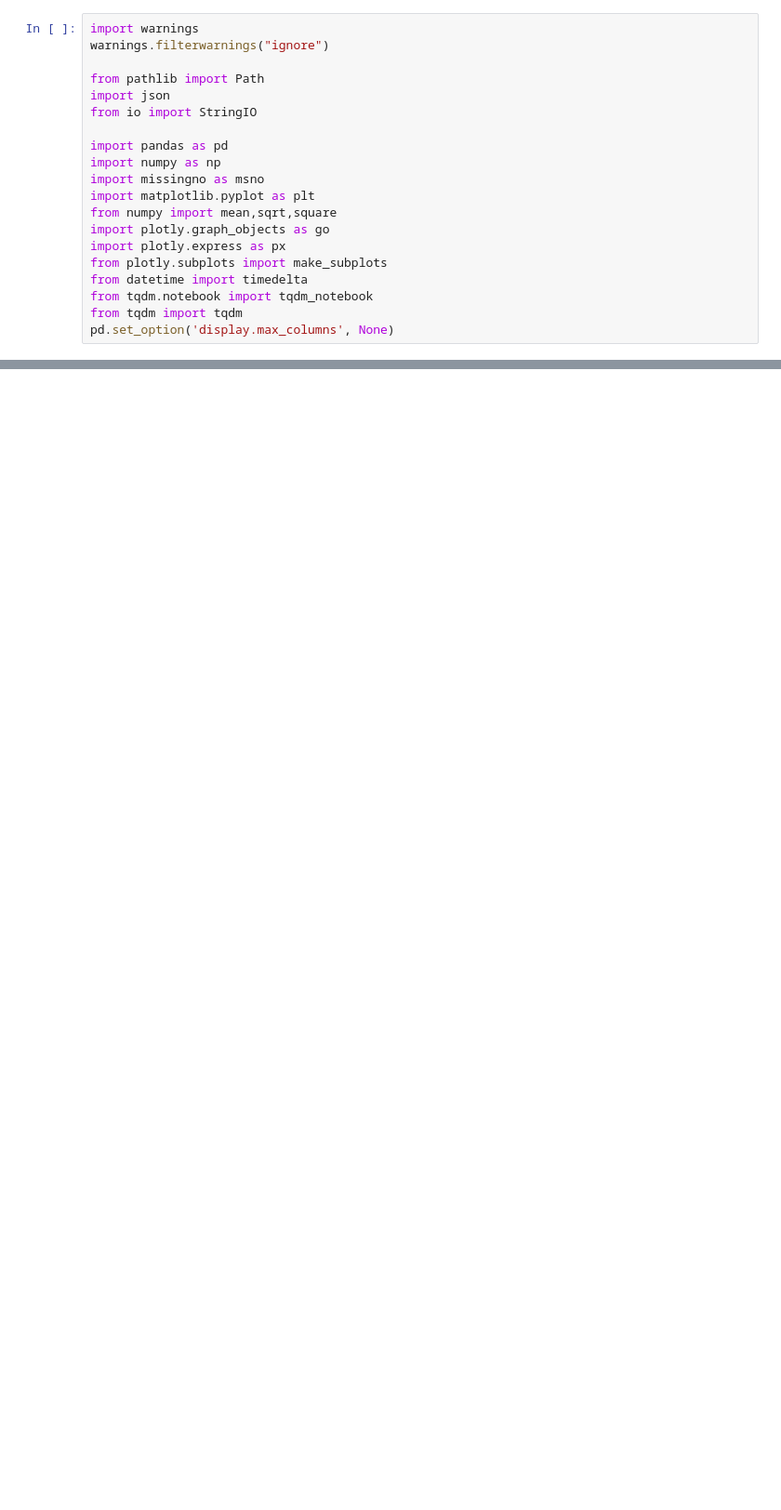
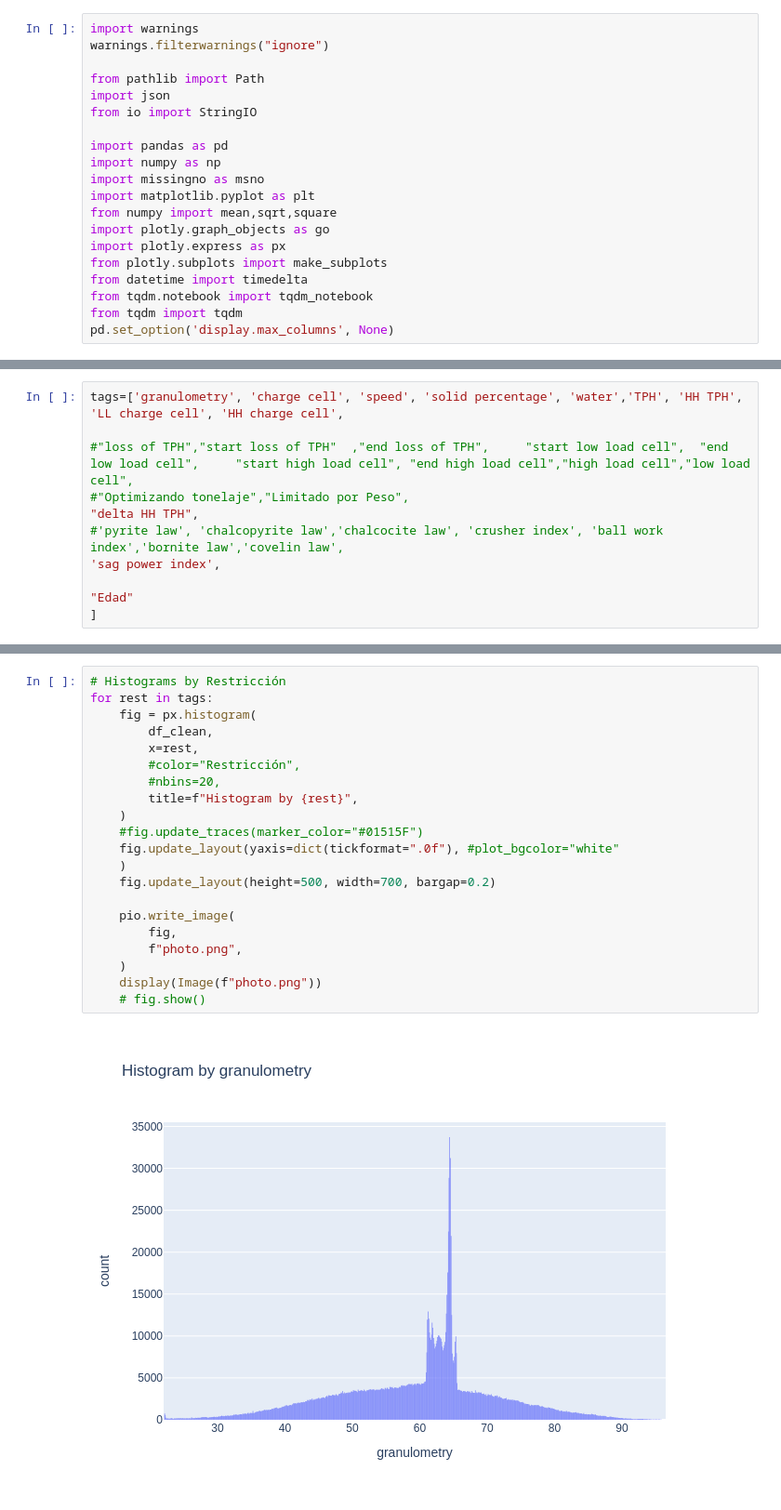
Before and after one commit to JLCdata/Tesis-Magister, a Jupyter notebook: notebooks/notebooks solution based on RL/EDA.ipynb, the cells around one changed output, grey strips where cells are left out. Shown at 93% size. Drawn from its saved outputs; the diff is of its cells as text; blank space fills up the shorter version.

```diff
--- a/notebooks/notebooks solution based on RL/EDA.ipynb
+++ b/notebooks/notebooks solution based on RL/EDA.ipynb
@@ -60,5 +62,16 @@ Successfully installed dill-0.3.7 pandarallel-1.6.5
 INFO: Pandarallel will run on 16 workers.
 INFO: Pandarallel will use Memory file system to transfer data between the main process and workers.
+# %%
+tags=['granulometry', 'charge cell', 'speed', 'solid percentage', 'water','TPH', 'HH TPH', 'LL charge cell', 'HH charge cell',
+
+#"loss of TPH","start loss of TPH"	,"end loss of TPH",		"start low load cell",	"end low load cell",		"start high load cell",	"end high load cell","high load cell","low load cell",
+#"Optimizando tonelaje","Limitado por Peso",
+"delta HH TPH",
+#'pyrite law', 'chalcopyrite law','chalcocite law', 'crusher index', 'ball work index','bornite law','covelin law',
+'sag power index',
+
+"Edad"
+]
 # %%
 file_path = Path().joinpath(path,"data","processed data","cleaned_"+pd.to_datetime('today').strftime('%d%B%Y')+'.csv',)
 
@@ -76,3 +89,26 @@ df_clean.head()
 | 2018-01-01 00:05:00 | 62.731017 | 857.681061 | 9.062958 | 65.213058 | 2122.028610 | 3972.132198 | 4350.0 | 820.0 | ... |
 | 2018-01-01 00:06:00 | 62.681308 | 860.322055 | 9.061771 | 65.283561 | 2141.409208 | 4023.434325 | 4350.0 | 820.0 | ... |
 | 2018-01-01 00:07:00 | 62.677879 | 863.085639 | 9.062551 | 65.206578 | 2155.794501 | 4036.253188 | 4350.0 | 820.0 | ... |
+# %%
+# Histograms by Restricción
+for rest in tags:
+    fig = px.histogram(
+        df_clean,
+        x=rest,
+        #color="Restricción",
+        #nbins=20,
+        title=f"Histogram by {rest}",
+    )
+    #fig.update_traces(marker_color="#01515F")
+    fig.update_layout(yaxis=dict(tickformat=".0f"), #plot_bgcolor="white"
+    )
+    fig.update_layout(height=500, width=700, bargap=0.2)
+
+    pio.write_image(
+        fig,
+        f"photo.png",
+    )
+    display(Image(f"photo.png"))
+    # fig.show()
+# %% [output]
+[figure, added]
```
Also changed, not shown: parts of 11 cells of this notebook.
